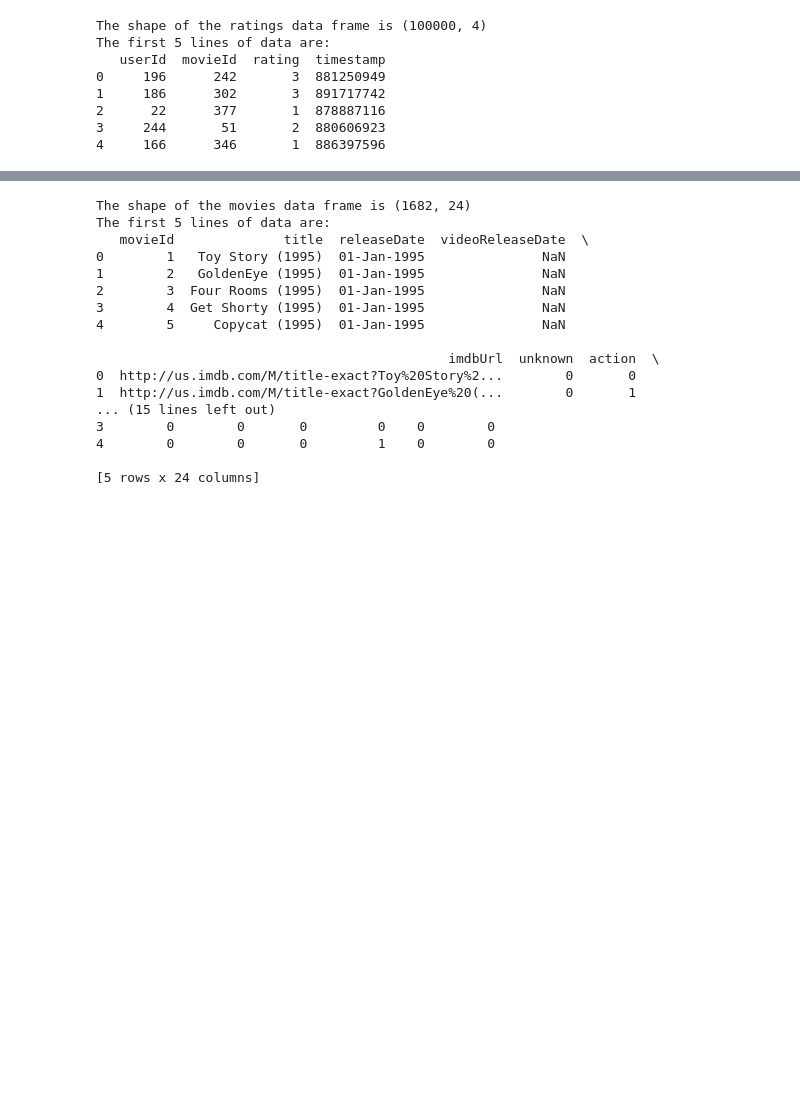
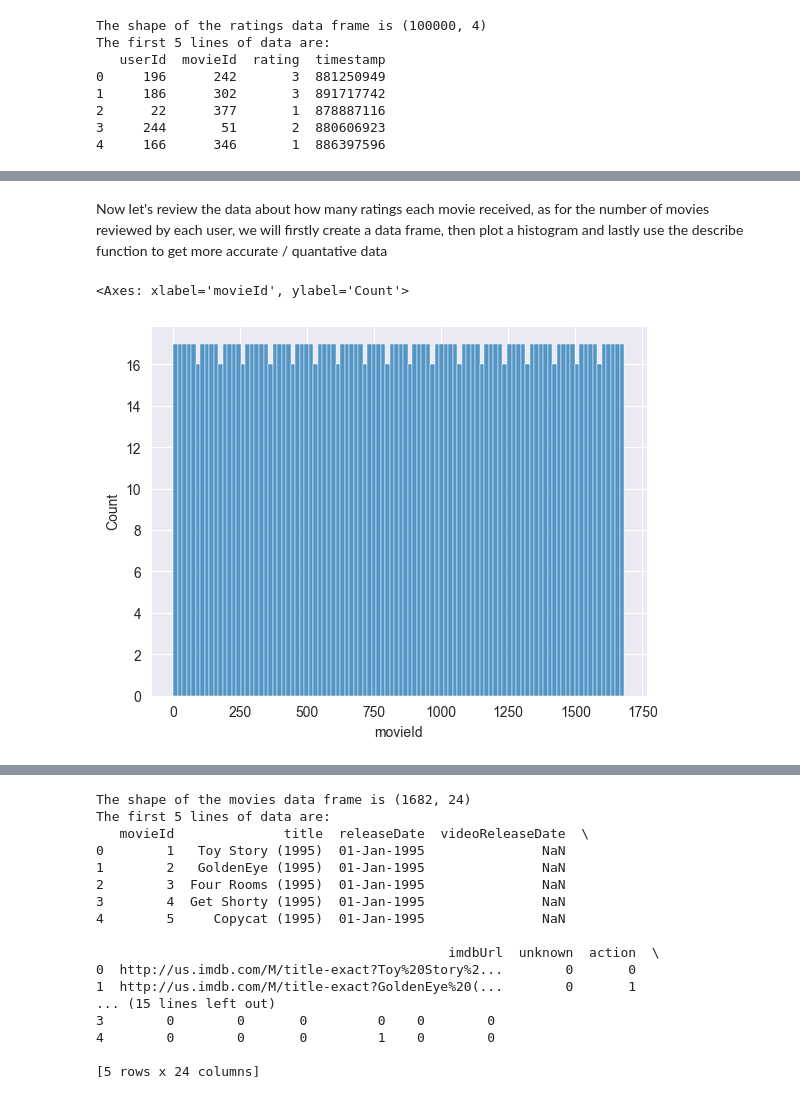
Before and after one commit to AnkoX22/Movie-Reccomendation-System, a Jupyter notebook: notebooks/explore_data.ipynb, the cells around one changed output, grey strips where cells are left out. Drawn from its saved outputs; the diff is of its cells as text; code cells hidden in the pictures; blank space fills up the shorter version.

```diff
--- a/notebooks/explore_data.ipynb
+++ b/notebooks/explore_data.ipynb
@@ -31,0 +62,9 @@ The first 5 lines of data are:
+# %% [markdown]
+Now let's review the data about how many ratings each movie received, as for the number of movies reviewed by each user, we will firstly create a data frame, then plot a histogram and lastly use the describe function to get more accurate / quantative data
+# %%
+ratings_by_movie = ratings.groupby("movieId").size().reset_index()
+ratings_by_movie.columns = ["movieId", "number_of_ratings"]
+sns.histplot(ratings_by_movie, x="movieId" , bins=100 )
+# %% [output]
+<Axes: xlabel='movieId', ylabel='Count'>
+[figure, added]
```
Also changed, not shown: parts of 32 cells of this notebook.
